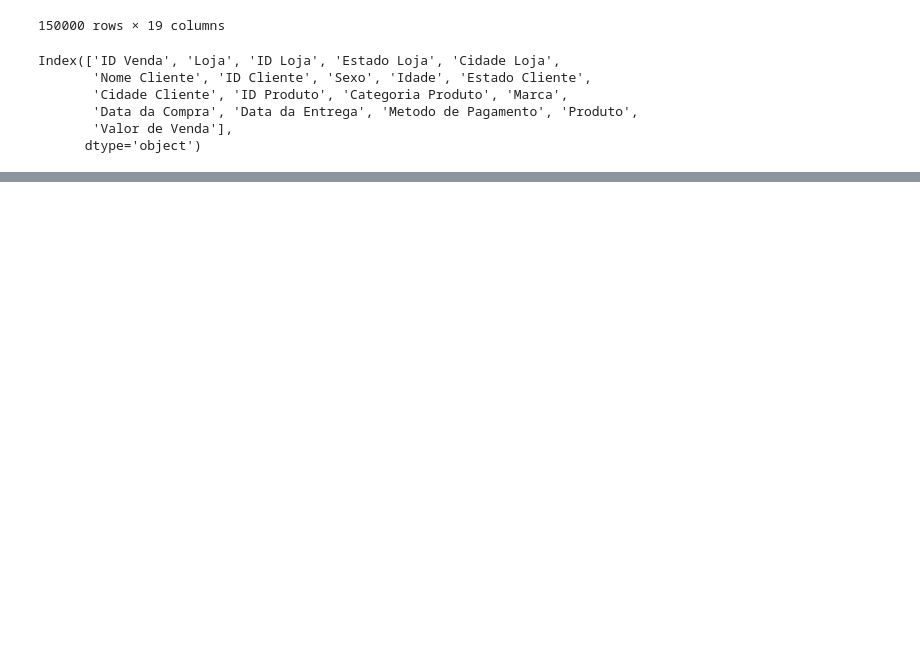
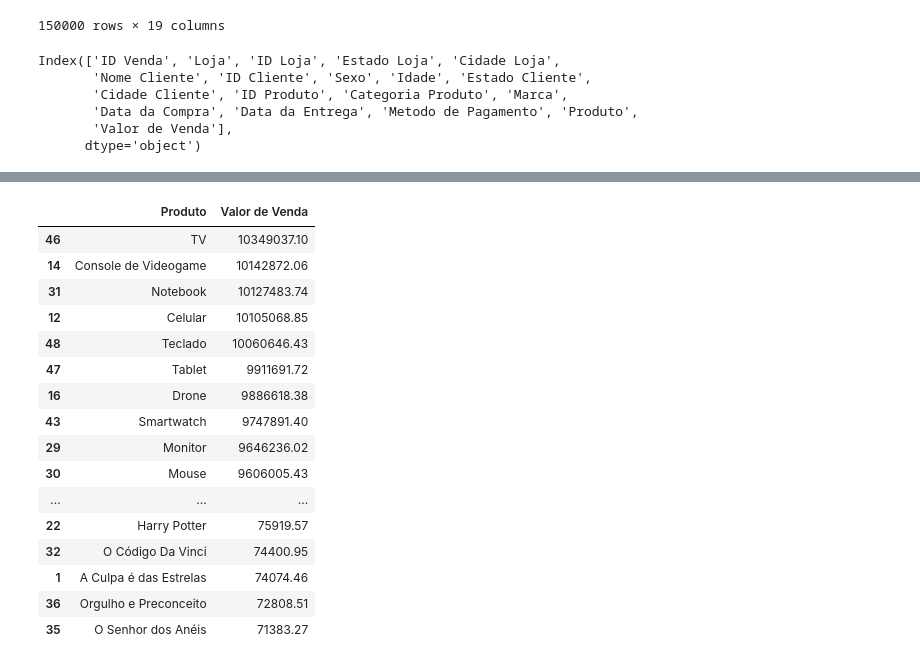
Before and after one commit to leticyanunes/Repo_Senac, a Jupyter notebook: Dados.ipynb, the cells around one changed output, grey strips where cells are left out. Cells and saved outputs as stored; diff of their text form; code cells hidden in the pictures; blank space fills up the shorter version.

```diff
--- a/Dados.ipynb
+++ b/Dados.ipynb
@@ -77,0 +105,21 @@ marca # Qual a marca favorita
+# %%
+produto_lucrativo = caramelo.groupby('Produto')['Valor de Venda'].sum().reset_index().sort_values(by='Valor de Venda', ascending=False)
+produto_lucrativo #produto que mais gera receita
+# %% [output]
+|  | Produto | Valor de Venda |
+| 46 | TV | 10349037.10 |
+| 14 | Console de Videogame | 10142872.06 |
+| 31 | Notebook | 10127483.74 |
+| 12 | Celular | 10105068.85 |
+| 48 | Teclado | 10060646.43 |
+| 47 | Tablet | 9911691.72 |
+| 16 | Drone | 9886618.38 |
+| 43 | Smartwatch | 9747891.40 |
+| 29 | Monitor | 9646236.02 |
+| 30 | Mouse | 9606005.43 |
+| ... | ... | ... |
+| 22 | Harry Potter | 75919.57 |
+| 32 | O Código Da Vinci | 74400.95 |
+| 1 | A Culpa é das Estrelas | 74074.46 |
+| 36 | Orgulho e Preconceito | 72808.51 |
+| 35 | O Senhor dos Anéis | 71383.27 |
```
Also changed, not shown: parts of 8 cells of this notebook, 2 other files.
